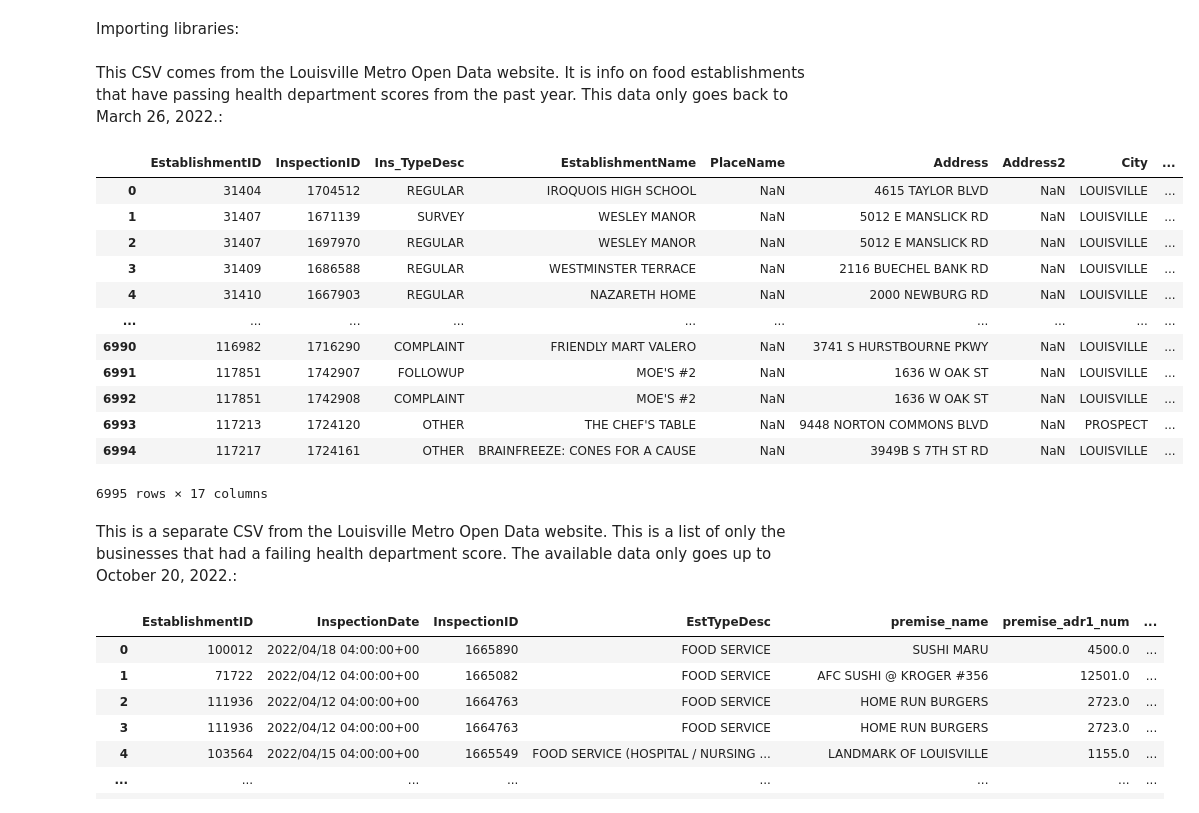
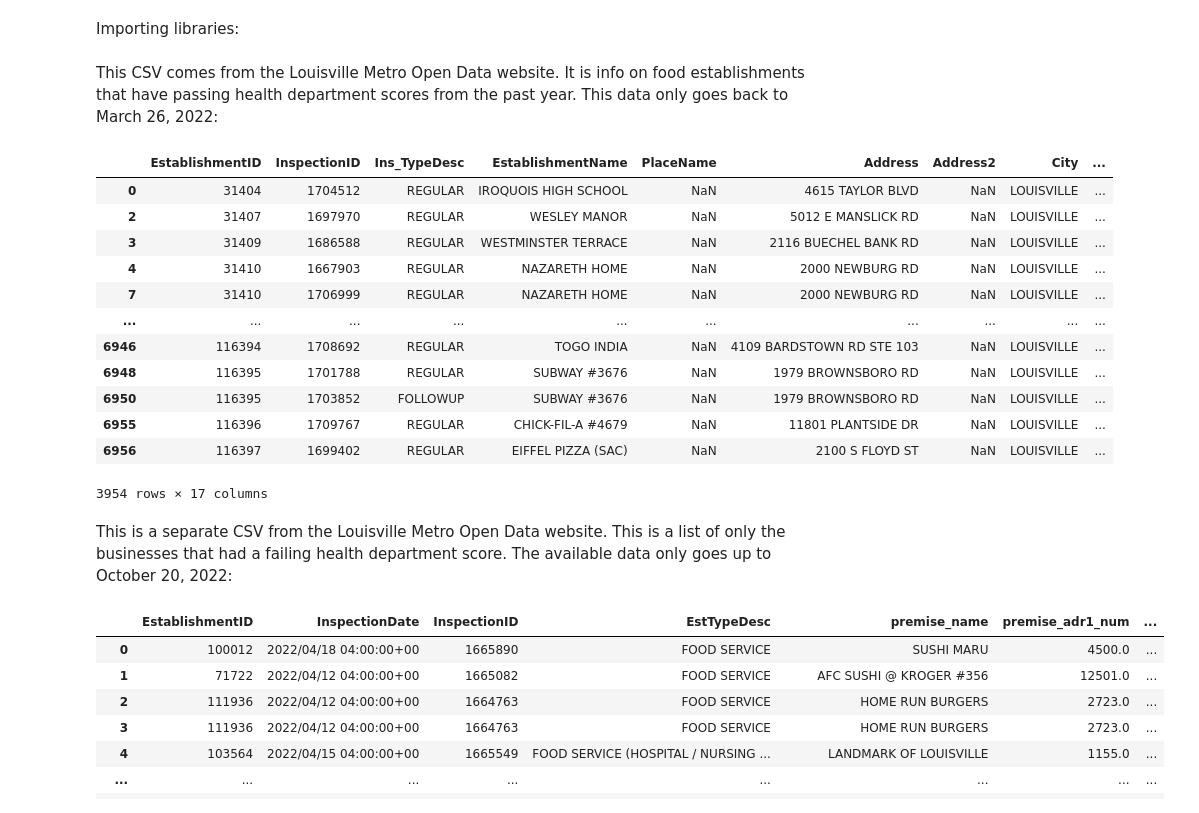
Before and after one commit to jordannotjam/Foodie-City-Scores, a Jupyter notebook: scores.ipynb, the cells around one changed output. Drawn from its saved outputs; the diff is of its cells as text; code cells hidden in the pictures.

Commit message:
more cleaning of data

```diff
--- a/scores.ipynb
+++ b/scores.ipynb
@@ -8,26 +8,27 @@ import numpy as np
 import matplotlib.pyplot as plt
 import openpyxl
 # %% [markdown]
-This CSV comes from the Louisville Metro Open Data website. It is info on food establishments that have passing health department scores from the past year. This data only goes back to March 26, 2022.:
+This CSV comes from the Louisville Metro Open Data website. It is info on food establishments that have passing health department scores from the past year. This data only goes back to March 26, 2022:
 # %%
 passing_df = pd.read_csv('Louisville_Metro_KY_-_Restaurant_Inspection_Scores.csv')
+passing_df.dropna(subset=['Grade'], inplace=True)
 passing_df
 # %% [output]
 |  | EstablishmentID | InspectionID | Ins_TypeDesc | EstablishmentName | PlaceName | Address | Address2 | City | ... |
 | 0 | 31404 | 1704512 | REGULAR | IROQUOIS HIGH SCHOOL | NaN | 4615 TAYLOR BLVD | NaN | LOUISVILLE | ... |
-| 1 | 31407 | 1671139 | SURVEY | WESLEY MANOR | NaN | 5012 E MANSLICK RD | NaN | LOUISVILLE | ... |
 | 2 | 31407 | 1697970 | REGULAR | WESLEY MANOR | NaN | 5012 E MANSLICK RD | NaN | LOUISVILLE | ... |
 | 3 | 31409 | 1686588 | REGULAR | WESTMINSTER TERRACE | NaN | 2116 BUECHEL BANK RD | NaN | LOUISVILLE | ... |
 | 4 | 31410 | 1667903 | REGULAR | NAZARETH HOME | NaN | 2000 NEWBURG RD | NaN | LOUISVILLE | ... |
+| 7 | 31410 | 1706999 | REGULAR | NAZARETH HOME | NaN | 2000 NEWBURG RD | NaN | LOUISVILLE | ... |
 | ... | ... | ... | ... | ... | ... | ... | ... | ... | ... |
-| 6990 | 116982 | 1716290 | COMPLAINT | FRIENDLY MART VALERO | NaN | 3741 S HURSTBOURNE PKWY | NaN | LOUISVILLE | ... |
-| 6991 | 117851 | 1742907 | FOLLOWUP | MOE'S #2 | NaN | 1636 W OAK ST | NaN | LOUISVILLE | ... |
-| 6992 | 117851 | 1742908 | COMPLAINT | MOE'S #2 | NaN | 1636 W OAK ST | NaN | LOUISVILLE | ... |
-| 6993 | 117213 | 1724120 | OTHER | THE CHEF'S TABLE | NaN | 9448 NORTON COMMONS BLVD | NaN | PROSPECT | ... |
-| 6994 | 117217 | 1724161 | OTHER | BRAINFREEZE: CONES FOR A CAUSE | NaN | 3949B S 7TH ST RD | NaN | LOUISVILLE | ... |
+| 6946 | 116394 | 1708692 | REGULAR | TOGO INDIA | NaN | 4109 BARDSTOWN RD STE 103 | NaN | LOUISVILLE | ... |
+| 6948 | 116395 | 1701788 | REGULAR | SUBWAY #3676 | NaN | 1979 BROWNSBORO RD | NaN | LOUISVILLE | ... |
+| 6950 | 116395 | 1703852 | FOLLOWUP | SUBWAY #3676 | NaN | 1979 BROWNSBORO RD | NaN | LOUISVILLE | ... |
+| 6955 | 116396 | 1709767 | REGULAR | CHICK-FIL-A #4679 | NaN | 11801 PLANTSIDE DR | NaN | LOUISVILLE | ... |
+| 6956 | 116397 | 1699402 | REGULAR | EIFFEL PIZZA (SAC) | NaN | 2100 S FLOYD ST | NaN | LOUISVILLE | ... |
-6995 rows × 17 columns
+3954 rows × 17 columns
 # %% [markdown]
-This is a separate CSV from the Louisville Metro Open Data website. This is a list of only the businesses that had a failing health department score. The available data only goes up to October 20, 2022.:
+This is a separate CSV from the Louisville Metro Open Data website. This is a list of only the businesses that had a failing health department score. The available data only goes up to October 20, 2022:
 # %%
 failed_df = pd.read_csv('Louisville_Metro_KY_-_Inspection_Violations_of_Failed_Restaurants.csv')
 failed_df
```
Also changed, not shown: parts of 8 cells of this notebook.
